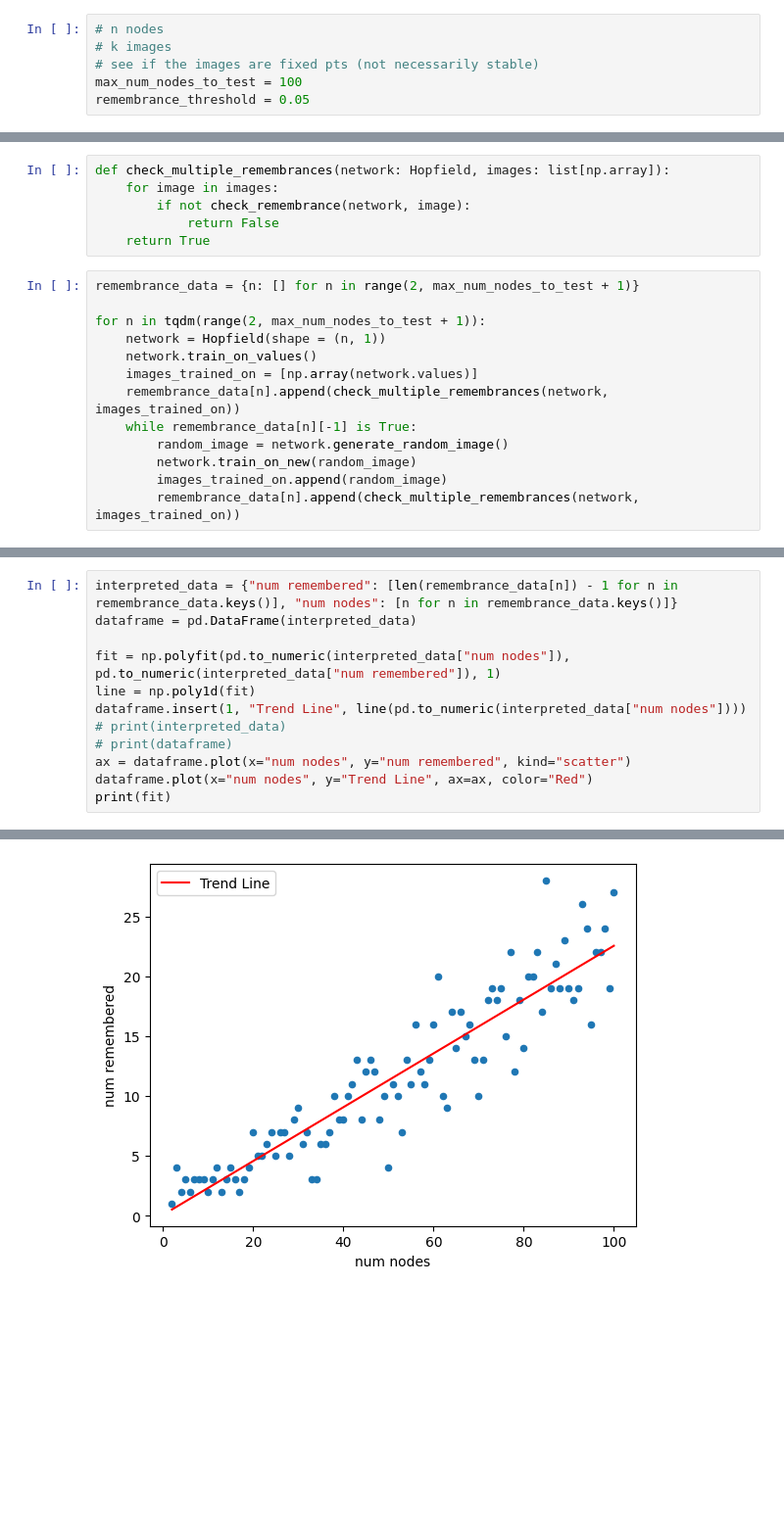
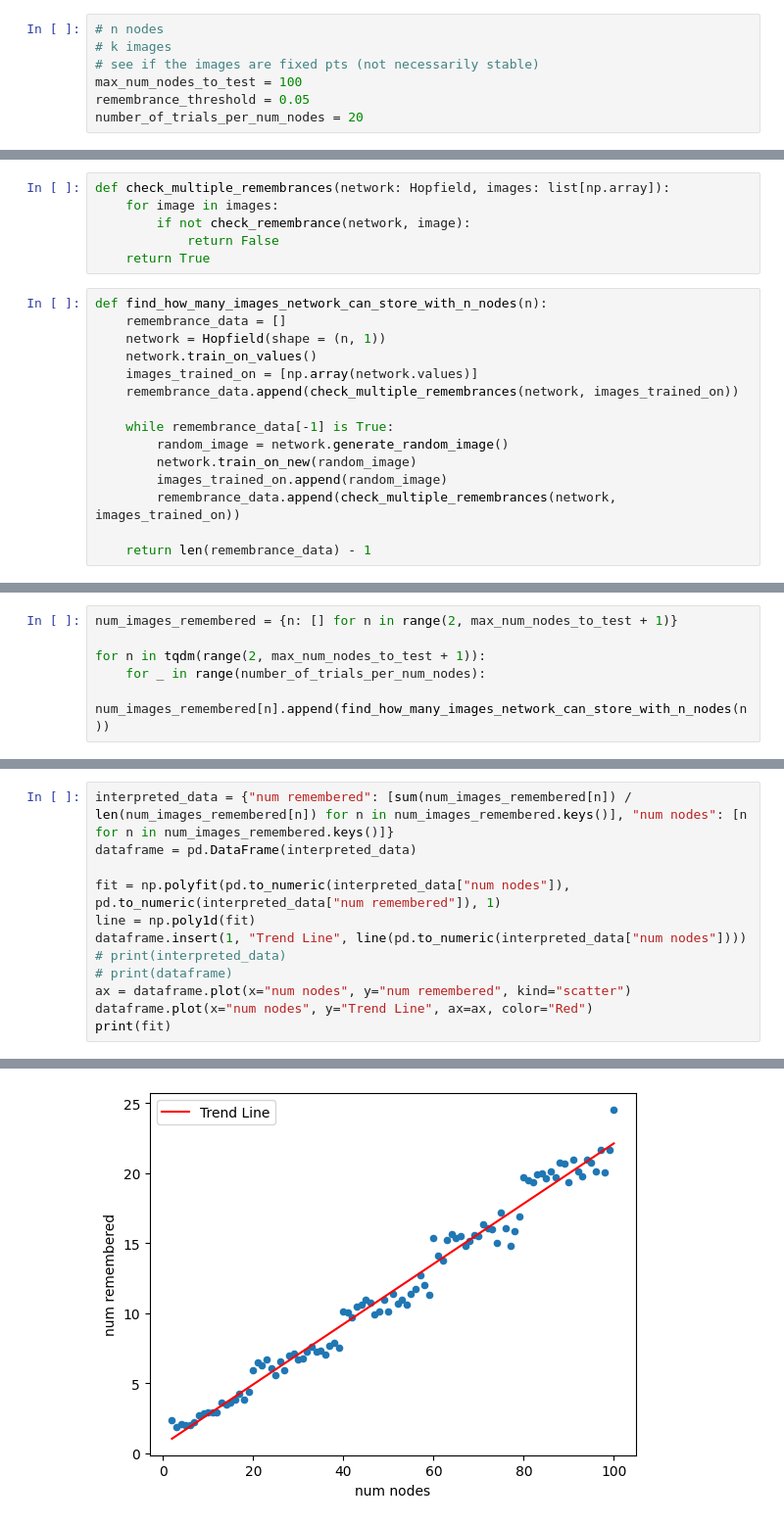
Before and after one commit to cluster-nine-hopfield/hopfield, a Jupyter notebook: true_memory_capacity.ipynb, the cells around one changed output, grey strips where cells are left out. Shown: that part at 98% size. Drawn from its saved outputs; the diff is of its cells as text; blank space fills up the shorter version.

Commit message:
added ability to run multiple trials per number of nodes

```diff
--- a/true_memory_capacity.ipynb
+++ b/true_memory_capacity.ipynb
@@ -8,6 +8,7 @@ from hopfield import *
 # see if the images are fixed pts (not necessarily stable)
 max_num_nodes_to_test = 100
 remembrance_threshold = 0.05
+number_of_trials_per_num_nodes = 20
 # %%
 def check_remembrance(network: Hopfield, image: np.array):
     network.values = image
@@ -26,15 +27,17 @@ def check_multiple_remembrances(network: Hopfield, images: list[np.array]):
             return False
     return True
 # %%
-remembrance_data = {n: [] for n in range(2, max_num_nodes_to_test + 1)}
-
-for n in tqdm(range(2, max_num_nodes_to_test + 1)):
+def find_how_many_images_network_can_store_with_n_nodes(n):
+    remembrance_data = []
     network = Hopfield(shape = (n, 1))
     network.train_on_values()
     images_trained_on = [np.array(network.values)]
-    remembrance_data[n].append(check_multiple_remembrances(network, images_trained_on))
-    while remembrance_data[n][-1] is True:
+    remembrance_data.append(check_multiple_remembrances(network, images_trained_on))
+
+    while remembrance_data[-1] is True:
         random_image = network.generate_random_image()
         network.train_on_new(random_image)
         images_trained_on.append(random_image)
-        remembrance_data[n].append(check_multiple_remembrances(network, images_trained_on))
+        remembrance_data.append(check_multiple_remembrances(network, images_trained_on))
+
+    return len(remembrance_data) - 1
@@ -44,0 +48,6 @@ max([len(remembrance_data[n]) - 1 for n in range(2, max_num_nodes_to_test + 1)])
+# %%
+num_images_remembered = {n: [] for n in range(2, max_num_nodes_to_test + 1)}
+
+for n in tqdm(range(2, max_num_nodes_to_test + 1)):
+    for _ in range(number_of_trials_per_num_nodes):
+        num_images_remembered[n].append(find_how_many_images_network_can_store_with_n_nodes(n))
@@ -45,5 +74,5 @@ max([len(remembrance_data[n]) - 1 for n in range(2, max_num_nodes_to_test + 1)])
 # %%
-interpreted_data = {"num remembered": [len(remembrance_data[n]) - 1 for n in remembrance_data.keys()], "num nodes": [n for n in remembrance_data.keys()]}
+interpreted_data = {"num remembered": [sum(num_images_remembered[n]) / len(num_images_remembered[n]) for n in num_images_remembered.keys()], "num nodes": [n for n in num_images_remembered.keys()]}
 dataframe = pd.DataFrame(interpreted_data)
 
 fit = np.polyfit(pd.to_numeric(interpreted_data["num nodes"]), pd.to_numeric(interpreted_data["num remembered"]), 1)
@@ -59 +88 @@ print(fit)
-[figure, old version]
+[figure, new version]
```
Also changed, not shown: parts of 4 cells of this notebook.
